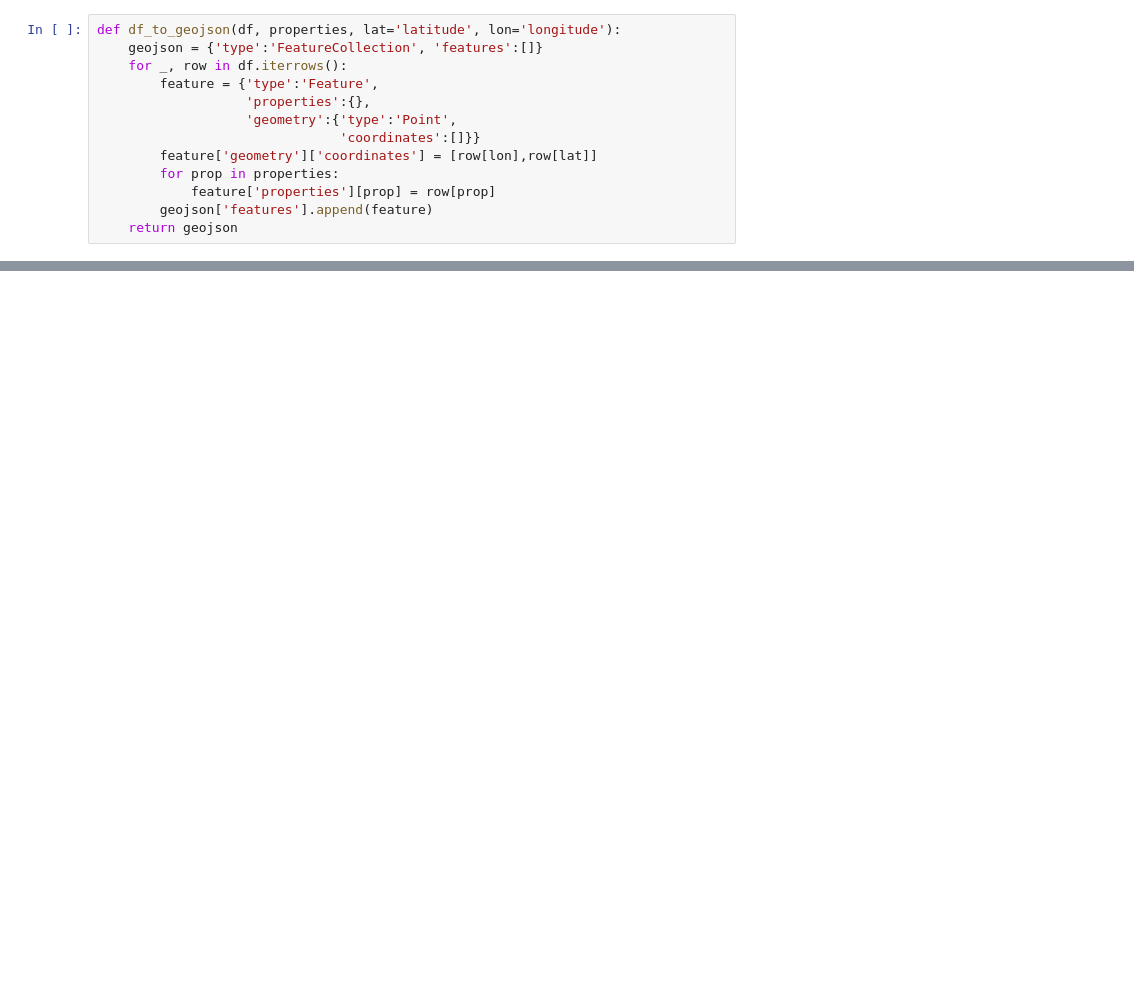
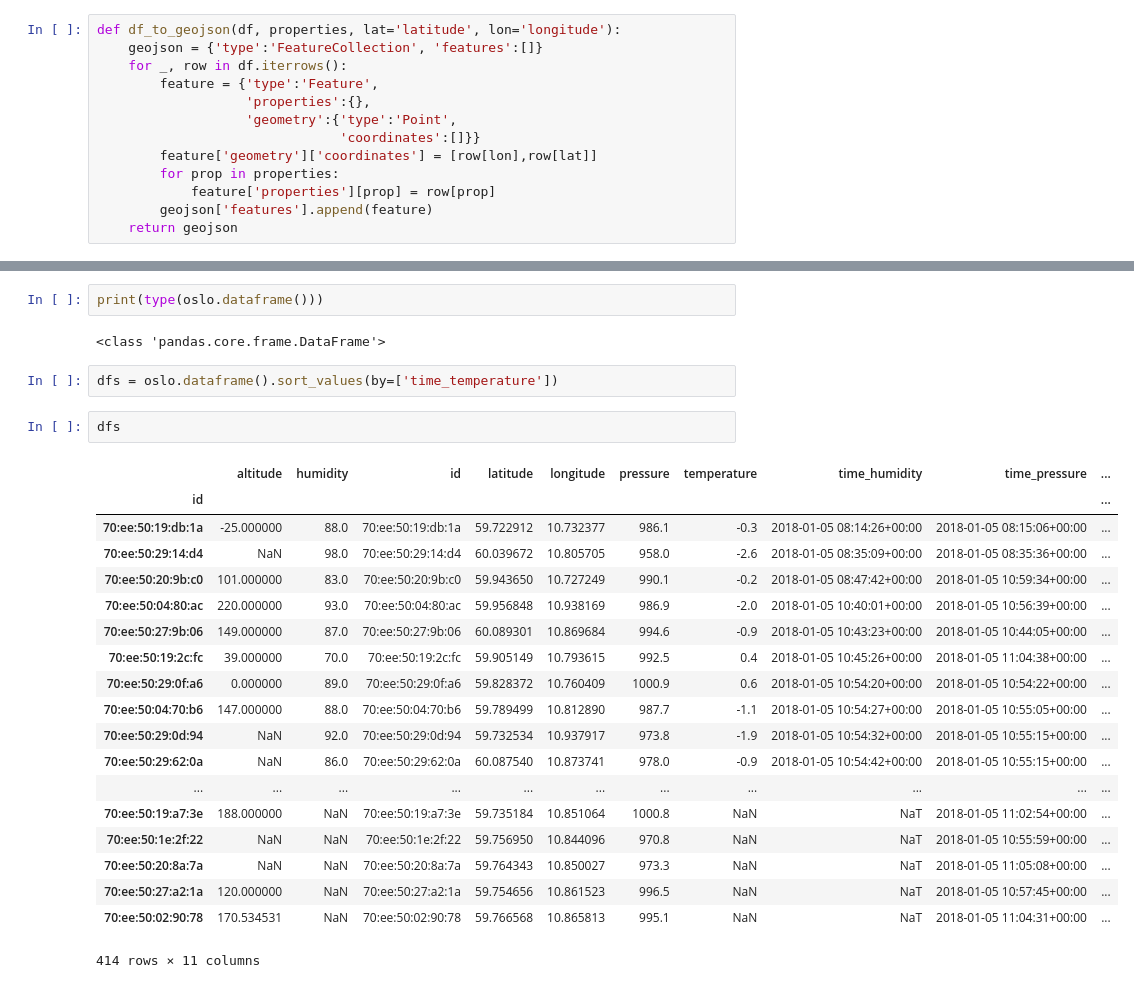
Before and after one commit to annefou/jupyter_dashboards, a Jupyter notebook: code/dashboard.ipynb, the cells around one changed output, grey strips where cells are left out. Cells and saved outputs as stored; diff of their text form; blank space fills up the shorter version.

Commit message:
Example netatmo public data and folium

```diff
--- a/code/dashboard.ipynb
+++ b/code/dashboard.ipynb
@@ -124,0 +124,28 @@ ipyw.VBox([map, label])
+# %%
+print(type(oslo.dataframe()))
+# %% [output]
+<class 'pandas.core.frame.DataFrame'>
+# %%
+dfs = oslo.dataframe().sort_values(by=['time_temperature'])
+# %%
+dfs
+# %% [output]
+|  | altitude | humidity | id | latitude | longitude | pressure | temperature | time_humidity | time_pressure | ... |
+| id |  |  |  |  |  |  |  |  |  | ... |
+| 70:ee:50:19:db:1a | -25.000000 | 88.0 | 70:ee:50:19:db:1a | 59.722912 | 10.732377 | 986.1 | -0.3 | 2018-01-05 08:14:26+00:00 | 2018-01-05 08:15:06+00:00 | ... |
+| 70:ee:50:29:14:d4 | NaN | 98.0 | 70:ee:50:29:14:d4 | 60.039672 | 10.805705 | 958.0 | -2.6 | 2018-01-05 08:35:09+00:00 | 2018-01-05 08:35:36+00:00 | ... |
+| 70:ee:50:20:9b:c0 | 101.000000 | 83.0 | 70:ee:50:20:9b:c0 | 59.943650 | 10.727249 | 990.1 | -0.2 | 2018-01-05 08:47:42+00:00 | 2018-01-05 10:59:34+00:00 | ... |
+| 70:ee:50:04:80:ac | 220.000000 | 93.0 | 70:ee:50:04:80:ac | 59.956848 | 10.938169 | 986.9 | -2.0 | 2018-01-05 10:40:01+00:00 | 2018-01-05 10:56:39+00:00 | ... |
+| 70:ee:50:27:9b:06 | 149.000000 | 87.0 | 70:ee:50:27:9b:06 | 60.089301 | 10.869684 | 994.6 | -0.9 | 2018-01-05 10:43:23+00:00 | 2018-01-05 10:44:05+00:00 | ... |
+| 70:ee:50:19:2c:fc | 39.000000 | 70.0 | 70:ee:50:19:2c:fc | 59.905149 | 10.793615 | 992.5 | 0.4 | 2018-01-05 10:45:26+00:00 | 2018-01-05 11:04:38+00:00 | ... |
+| 70:ee:50:29:0f:a6 | 0.000000 | 89.0 | 70:ee:50:29:0f:a6 | 59.828372 | 10.760409 | 1000.9 | 0.6 | 2018-01-05 10:54:20+00:00 | 2018-01-05 10:54:22+00:00 | ... |
+| 70:ee:50:04:70:b6 | 147.000000 | 88.0 | 70:ee:50:04:70:b6 | 59.789499 | 10.812890 | 987.7 | -1.1 | 2018-01-05 10:54:27+00:00 | 2018-01-05 10:55:05+00:00 | ... |
+| 70:ee:50:29:0d:94 | NaN | 92.0 | 70:ee:50:29:0d:94 | 59.732534 | 10.937917 | 973.8 | -1.9 | 2018-01-05 10:54:32+00:00 | 2018-01-05 10:55:15+00:00 | ... |
+| 70:ee:50:29:62:0a | NaN | 86.0 | 70:ee:50:29:62:0a | 60.087540 | 10.873741 | 978.0 | -0.9 | 2018-01-05 10:54:42+00:00 | 2018-01-05 10:55:15+00:00 | ... |
+| ... | ... | ... | ... | ... | ... | ... | ... | ... | ... | ... |
+| 70:ee:50:19:a7:3e | 188.000000 | NaN | 70:ee:50:19:a7:3e | 59.735184 | 10.851064 | 1000.8 | NaN | NaT | 2018-01-05 11:02:54+00:00 | ... |
+| 70:ee:50:1e:2f:22 | NaN | NaN | 70:ee:50:1e:2f:22 | 59.756950 | 10.844096 | 970.8 | NaN | NaT | 2018-01-05 10:55:59+00:00 | ... |
+| 70:ee:50:20:8a:7a | NaN | NaN | 70:ee:50:20:8a:7a | 59.764343 | 10.850027 | 973.3 | NaN | NaT | 2018-01-05 11:05:08+00:00 | ... |
+| 70:ee:50:27:a2:1a | 120.000000 | NaN | 70:ee:50:27:a2:1a | 59.754656 | 10.861523 | 996.5 | NaN | NaT | 2018-01-05 10:57:45+00:00 | ... |
+| 70:ee:50:02:90:78 | 170.534531 | NaN | 70:ee:50:02:90:78 | 59.766568 | 10.865813 | 995.1 | NaN | NaT | 2018-01-05 11:04:31+00:00 | ... |
+414 rows × 11 columns
```
Also changed, not shown: parts of 6 cells of this notebook.
